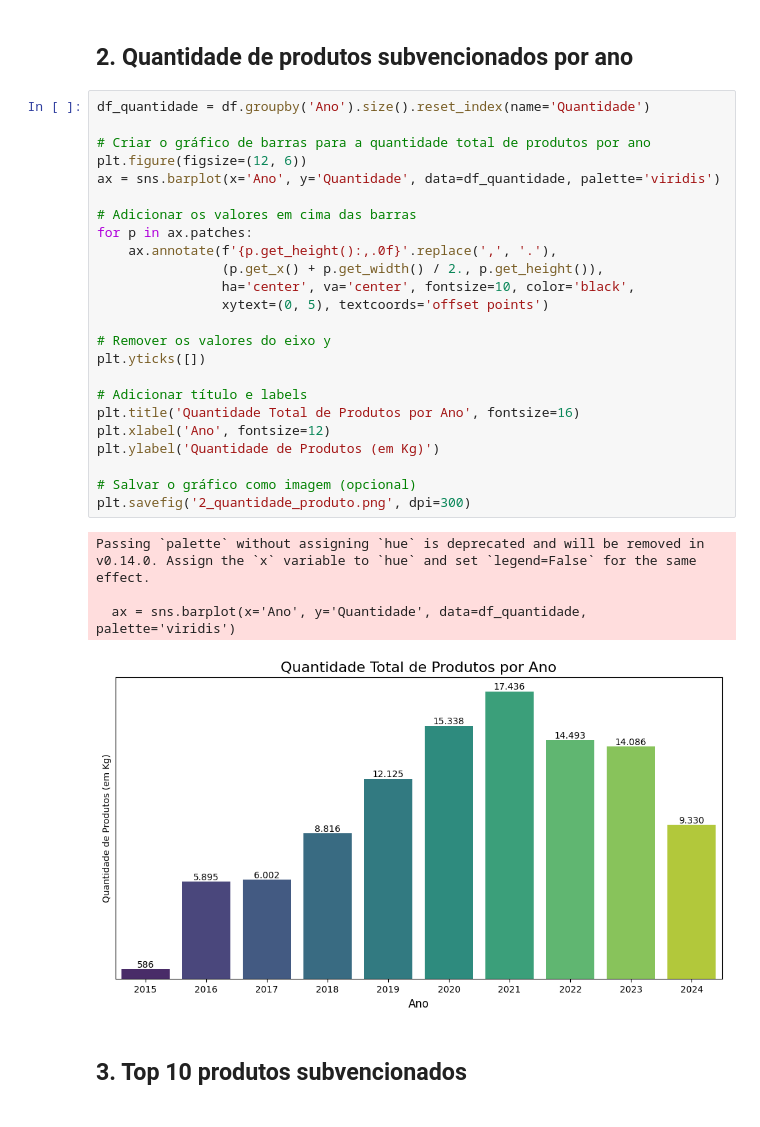
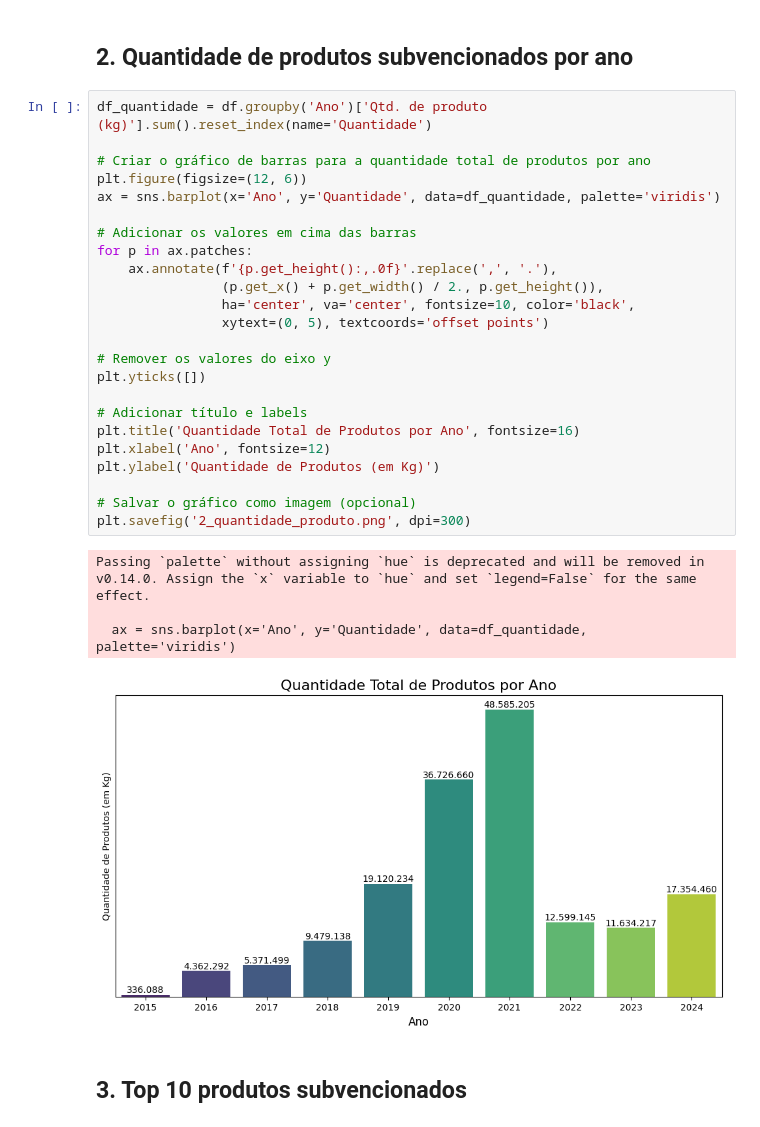
Before and after one commit to pbitgomes/MPAM_trab_final_big_data, a Jupyter notebook: trab_final_big_data.ipynb, the cells around one changed output. Saved outputs shown, nothing was run; the diff lists cells and outputs as text.

```diff
--- a/trab_final_big_data.ipynb
+++ b/trab_final_big_data.ipynb
@@ -187,34 +196,34 @@ Passing `palette` without assigning `hue` is deprecated and will be removed in v
 # %% [markdown]
 ## 2. Quantidade de produtos subvencionados por ano
 # %%
-df_quantidade = df.groupby('Ano').size().reset_index(name='Quantidade')
+df_quantidade = df.groupby('Ano')['Qtd. de produto (kg)'].sum().reset_index(name='Quantidade')
 
 # Criar o gráfico de barras para a quantidade total de produtos por ano
 plt.figure(figsize=(12, 6))
 ax = sns.barplot(x='Ano', y='Quantidade', data=df_quantidade, palette='viridis')
 
 # Adicionar os valores em cima das barras
 for p in ax.patches:
     ax.annotate(f'{p.get_height():,.0f}'.replace(',', '.'),
                 (p.get_x() + p.get_width() / 2., p.get_height()),
                 ha='center', va='center', fontsize=10, color='black',
                 xytext=(0, 5), textcoords='offset points')
 
 # Remover os valores do eixo y
 plt.yticks([])
 
 # Adicionar título e labels
 plt.title('Quantidade Total de Produtos por Ano', fontsize=16)
 plt.xlabel('Ano', fontsize=12)
 plt.ylabel('Quantidade de Produtos (em Kg)')
 
 # Salvar o gráfico como imagem (opcional)
 plt.savefig('2_quantidade_produto.png', dpi=300)
 # %% [output]
 Passing `palette` without assigning `hue` is deprecated and will be removed in v0.14.0. Assign the `x` variable to `hue` and set `legend=False` for the same effect.
 
   ax = sns.barplot(x='Ano', y='Quantidade', data=df_quantidade, palette='viridis')
-[figure, old version]
+[figure, new version]
 # %% [markdown]
 ## 3. Top 10 produtos subvencionados
 # %%
```
Also changed, not shown: parts of 1 cell of this notebook.
